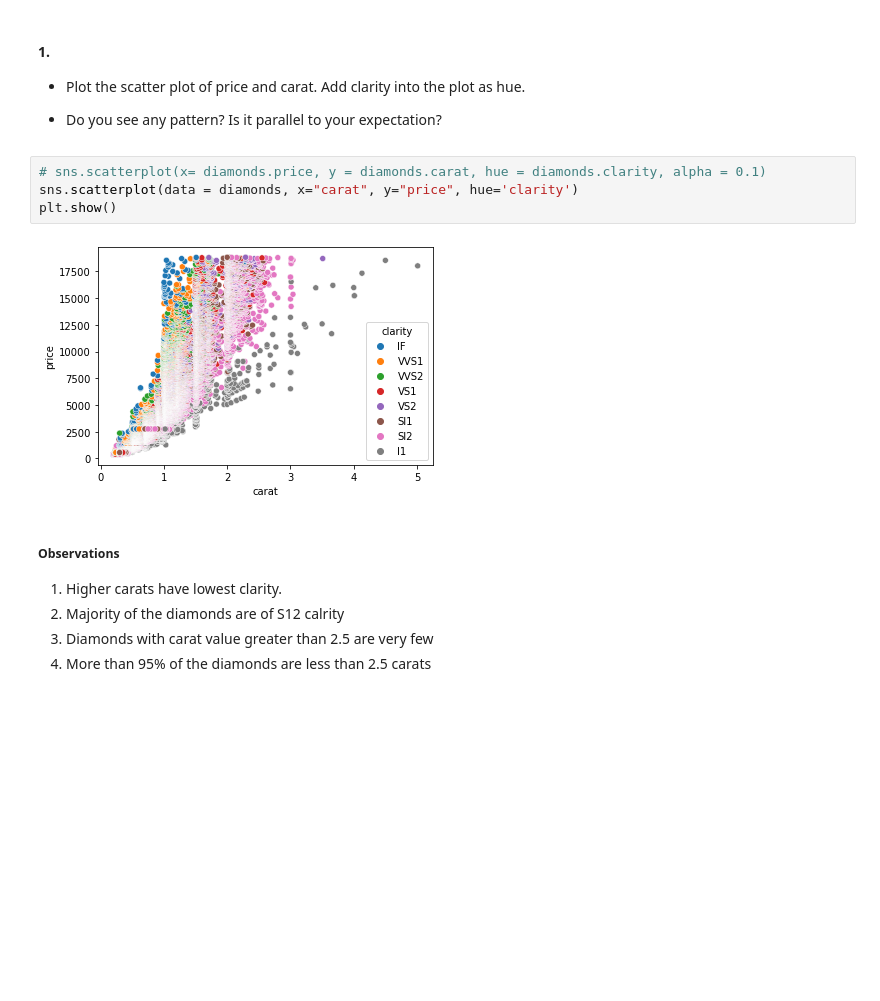
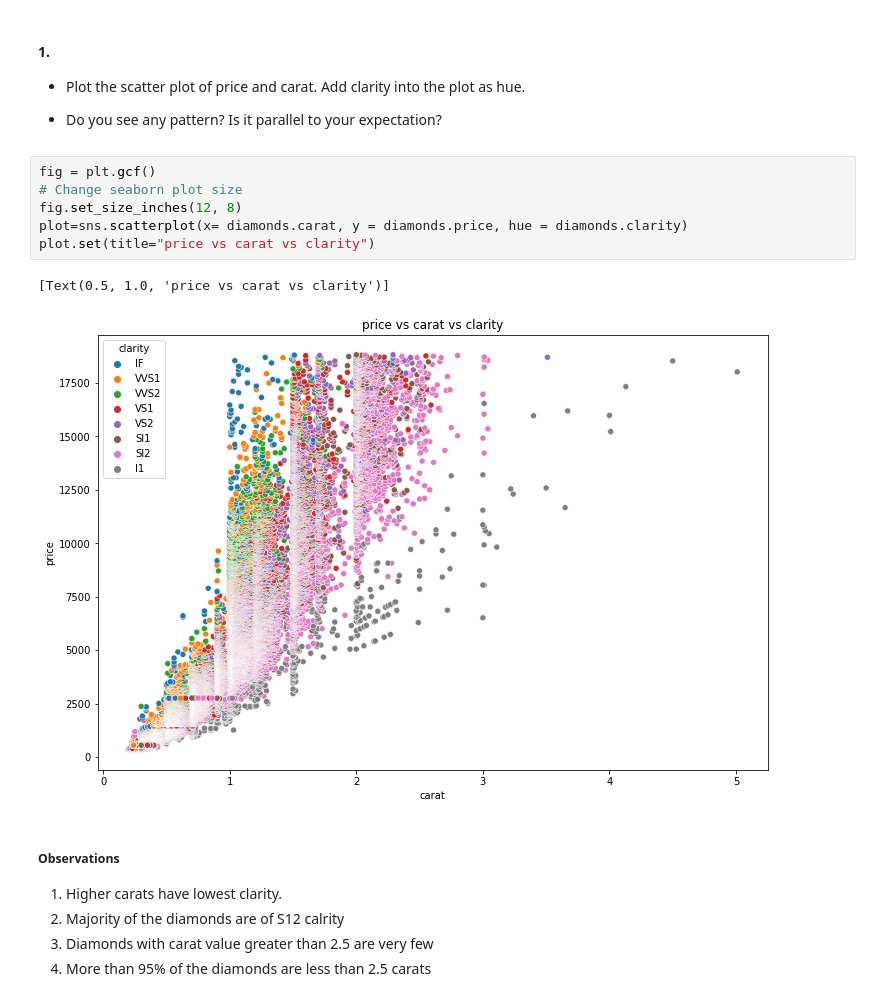
Before and after one commit to hemanthdoddala/Data601, a Jupyter notebook: week05/week5_lab.ipynb, the cells around one changed output. Saved outputs shown, nothing was run; the diff lists cells and outputs as text; blank space fills up the shorter version.

Commit message:
Data601:   Adding lab file and homework file

```diff
--- a/week05/week5_lab.ipynb
+++ b/week05/week5_lab.ipynb
@@ -22,11 +22,14 @@ diamonds.head()
 
 - Do you see any pattern? Is it parallel to your expectation?
 # %%
-# sns.scatterplot(x= diamonds.price, y = diamonds.carat, hue = diamonds.clarity, alpha = 0.1)
-sns.scatterplot(data = diamonds, x="carat", y="price", hue='clarity')
-plt.show()
+fig = plt.gcf()
+# Change seaborn plot size
+fig.set_size_inches(12, 8)
+plot=sns.scatterplot(x= diamonds.carat, y = diamonds.price, hue = diamonds.clarity)
+plot.set(title="price vs carat vs clarity")
 # %% [output]
+[Text(0.5, 1.0, 'price vs carat vs clarity')]
-[figure, old version]
+[figure, new version]
 # %% [markdown]
 <h5>Observations</h5>
 <ol>
```
Also changed, not shown: parts of 3 cells of this notebook.
